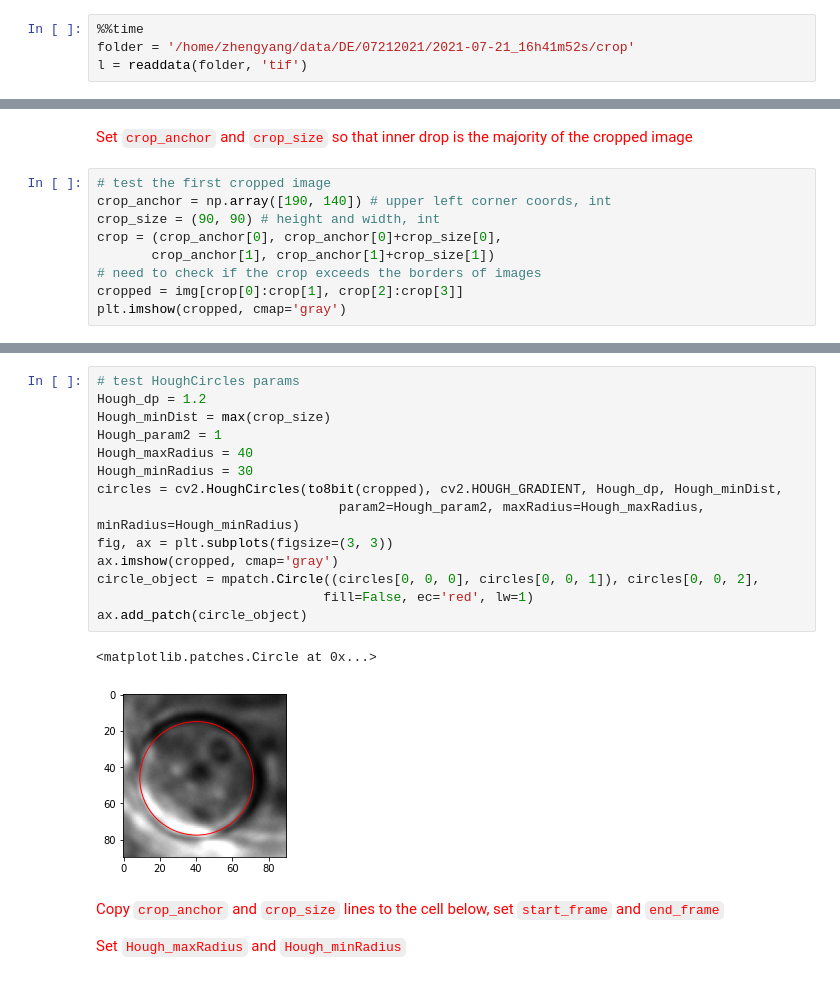
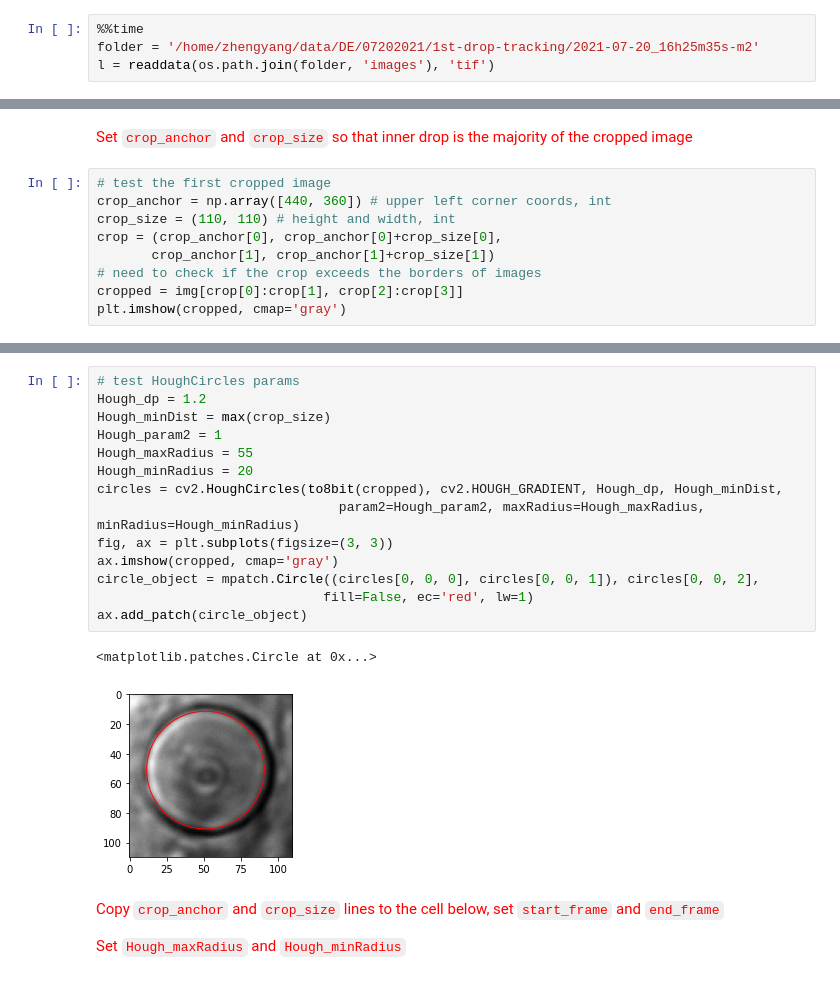
Before and after one commit to ZLoverty/DE, a Jupyter notebook: Code/Circle-detection/crop-HoughCircles-Copy1.ipynb, the cells around one changed output, grey strips where cells are left out. Saved outputs shown, nothing was run; the diff lists cells and outputs as text.

```diff
--- a/Code/Circle-detection/crop-HoughCircles-Copy1.ipynb
+++ b/Code/Circle-detection/crop-HoughCircles-Copy1.ipynb
@@ -13,6 +13,6 @@ import pandas as pd
 from myImageLib import to8bit
 # %%
 %%time
-folder = '/home/zhengyang/data/DE/07212021/2021-07-21_16h41m52s/crop'
-l = readdata(folder, 'tif')
+folder = '/home/zhengyang/data/DE/07202021/1st-drop-tracking/2021-07-20_16h25m35s-m2'
+l = readdata(os.path.join(folder, 'images'), 'tif')
 # %% [output]
@@ -36,8 +36,8 @@ plt.imshow(img, cmap='gray')
 <font color='red'> Set `crop_anchor` and `crop_size` so that inner drop is the majority of the cropped image
 # %%
 # test the first cropped image
-crop_anchor = np.array([190, 140]) # upper left corner coords, int
-crop_size = (90, 90) # height and width, int
+crop_anchor = np.array([440, 360]) # upper left corner coords, int
+crop_size = (110, 110) # height and width, int
 crop = (crop_anchor[0], crop_anchor[0]+crop_size[0],
        crop_anchor[1], crop_anchor[1]+crop_size[1])
 # need to check if the crop exceeds the borders of images
@@ -49,20 +49,20 @@ plt.imshow(cropped, cmap='gray')
 # %%
 # test HoughCircles params
 Hough_dp = 1.2
 Hough_minDist = max(crop_size)
 Hough_param2 = 1
-Hough_maxRadius = 40
-Hough_minRadius = 30
+Hough_maxRadius = 55
+Hough_minRadius = 20
 circles = cv2.HoughCircles(to8bit(cropped), cv2.HOUGH_GRADIENT, Hough_dp, Hough_minDist,
                                param2=Hough_param2, maxRadius=Hough_maxRadius, minRadius=Hough_minRadius)
 fig, ax = plt.subplots(figsize=(3, 3))
 ax.imshow(cropped, cmap='gray')
 circle_object = mpatch.Circle((circles[0, 0, 0], circles[0, 0, 1]), circles[0, 0, 2],
                              fill=False, ec='red', lw=1)
 ax.add_patch(circle_object)
 # %% [output]
 <matplotlib.patches.Circle at 0x...>
-[figure, old version]
+[figure, new version]
 # %% [markdown]
 <font color='red'> Copy `crop_anchor` and `crop_size` lines to the cell below, set `start_frame` and `end_frame`
 
```
Also changed, not shown: parts of 5 cells of this notebook, 2 other files.
